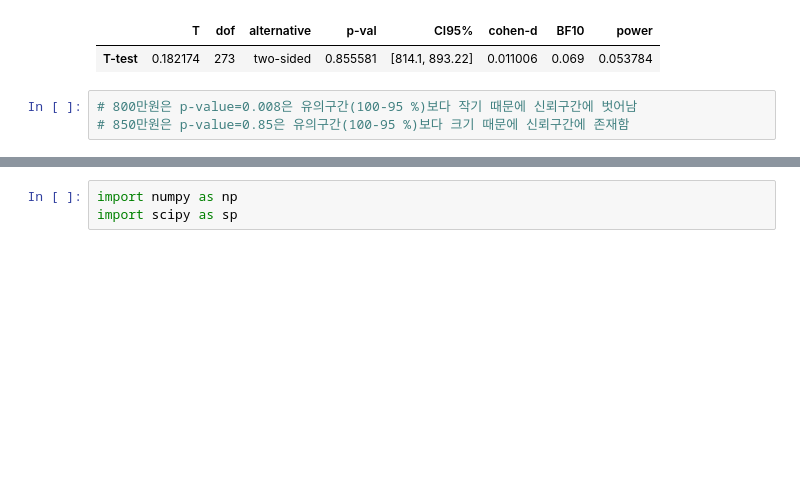
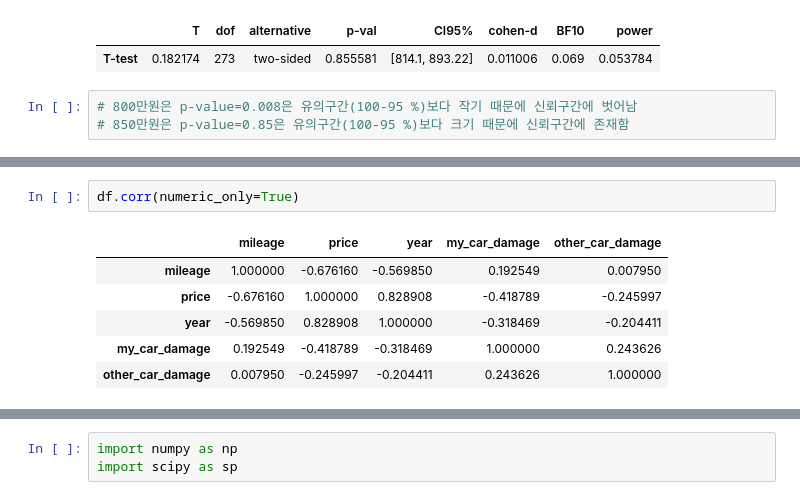
Before and after one commit to HYLee810/projectmanager, a Jupyter notebook: 유재명_강사_통계_실습_1.ipynb, the cells around one changed output, grey strips where cells are left out. Saved outputs shown, nothing was run; the diff lists cells and outputs as text; blank space fills up the shorter version.

```diff
--- a/유재명_강사_통계_실습_1.ipynb
+++ b/유재명_강사_통계_실습_1.ipynb
@@ -104,0 +174,9 @@ pg.ttest(df.price, 850, confidence=0.95)
+# %%
+df.corr(numeric_only=True)
+# %% [output]
+|  | mileage | price | year | my_car_damage | other_car_damage |
+| mileage | 1.000000 | -0.676160 | -0.569850 | 0.192549 | 0.007950 |
+| price | -0.676160 | 1.000000 | 0.828908 | -0.418789 | -0.245997 |
+| year | -0.569850 | 0.828908 | 1.000000 | -0.318469 | -0.204411 |
+| my_car_damage | 0.192549 | -0.418789 | -0.318469 | 1.000000 | 0.243626 |
+| other_car_damage | 0.007950 | -0.245997 | -0.204411 | 0.243626 | 1.000000 |
```
Also changed, not shown: parts of 13 cells of this notebook.
